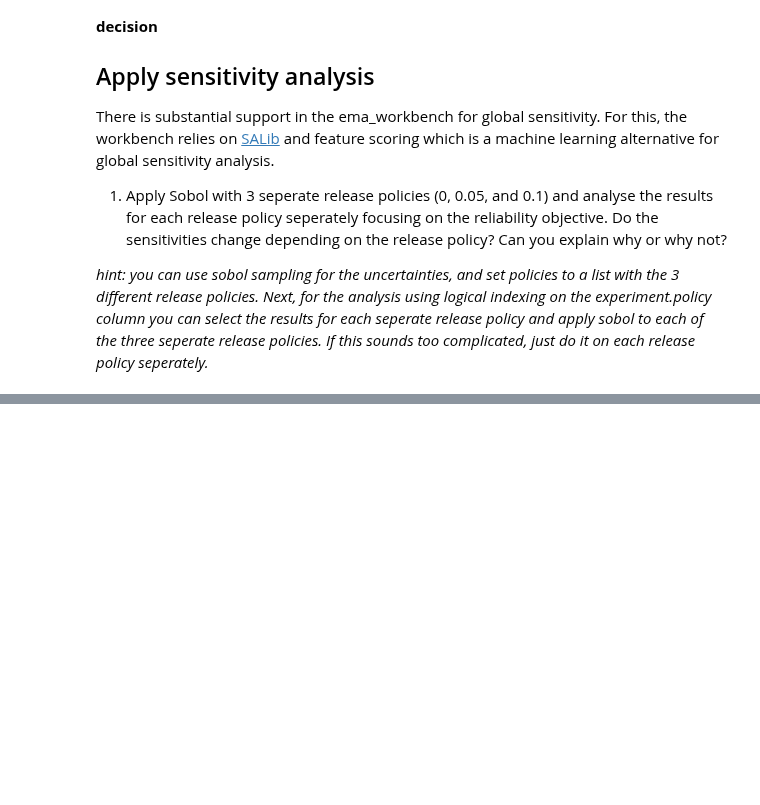
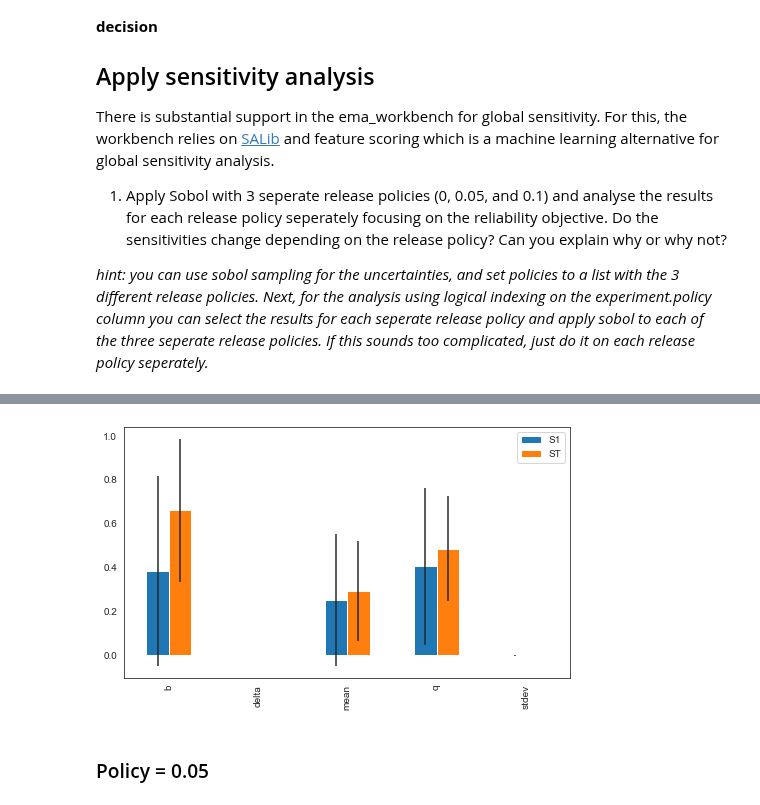
Before and after one commit to triple-capacho/EPA1361, a Jupyter notebook: Week 3-4 - vulnerability analysis/assignment 7 - sensitivity analysis lake model.ipynb, the cells around one changed output, grey strips where cells are left out. Saved outputs shown, nothing was run; the diff lists cells and outputs as text; code cells hidden in the pictures; blank space fills up the shorter version.

```diff
--- a/Week 3-4 - vulnerability analysis/assignment 7 - sensitivity analysis lake model.ipynb
+++ b/Week 3-4 - vulnerability analysis/assignment 7 - sensitivity analysis lake model.ipynb
@@ -36,3 +36,7 @@ model.outcomes = [ScalarOutcome('max_P'),
                   ScalarOutcome('utility'),
                   ScalarOutcome('inertia'),
                   ScalarOutcome('reliability')]
+# %%
+policies = [Policy('0', **{l.name: 0 for l in model.levers }),
+            Policy('0.05', **{l.name: 0.05 for l in model.levers }),
+            Policy('0.1', **{l.name: 0.1 for l in model.levers })]
@@ -41,9 +47,10 @@ from SALib.analyze import sobol
 from ema_workbench.em_framework.salib_samplers import get_SALib_problem
 from ema_workbench import (MultiprocessingEvaluator, SequentialEvaluator ,ema_logging,
                            perform_experiments)
+
 ema_logging.log_to_stderr(ema_logging.INFO)
 
 with SequentialEvaluator(model) as evaluator:
     sa_results = evaluator.perform_experiments(scenarios = 50 ,
-                                               uncertainty_sampling='sobol', policies=3)
+                                               uncertainty_sampling='sobol', policies= policies[0])
 # %% [output]
@@ -64,7 +71,7 @@ with SequentialEvaluator(model) as evaluator:
 experiments, outcomes = sa_results
 
 problem_1 = get_SALib_problem(model.uncertainties)
-Si_1 = sobol.analyze(problem_1, outcomes['max_P'],
+Si_1 = sobol.analyze(problem_1, outcomes['reliability'],
                    calc_second_order=True, print_to_console=False)
 # %%
 Si_filter_1 = {k:Si_1[k] for k in ['ST','ST_conf','S1','S1_conf']}
@@ -74,0 +87,17 @@ NameError: name 'problem' is not defined
+# %%
+import seaborn as sns
+
+sns.set_style('white')
+fig, ax = plt.subplots(1)
+
+indices = Si_df_1[['S1','ST']]
+err = Si_df_1[['S1_conf','ST_conf']]
+
+indices.plot.bar(yerr=err.values.T,ax=ax)
+fig.set_size_inches(8,6)
+fig.subplots_adjust(bottom=0.3)
+plt.show()
+# %% [output]
+[figure, added]
+# %% [markdown]
+### Policy = 0.05
```
Also changed, not shown: parts of 41 cells of this notebook.
